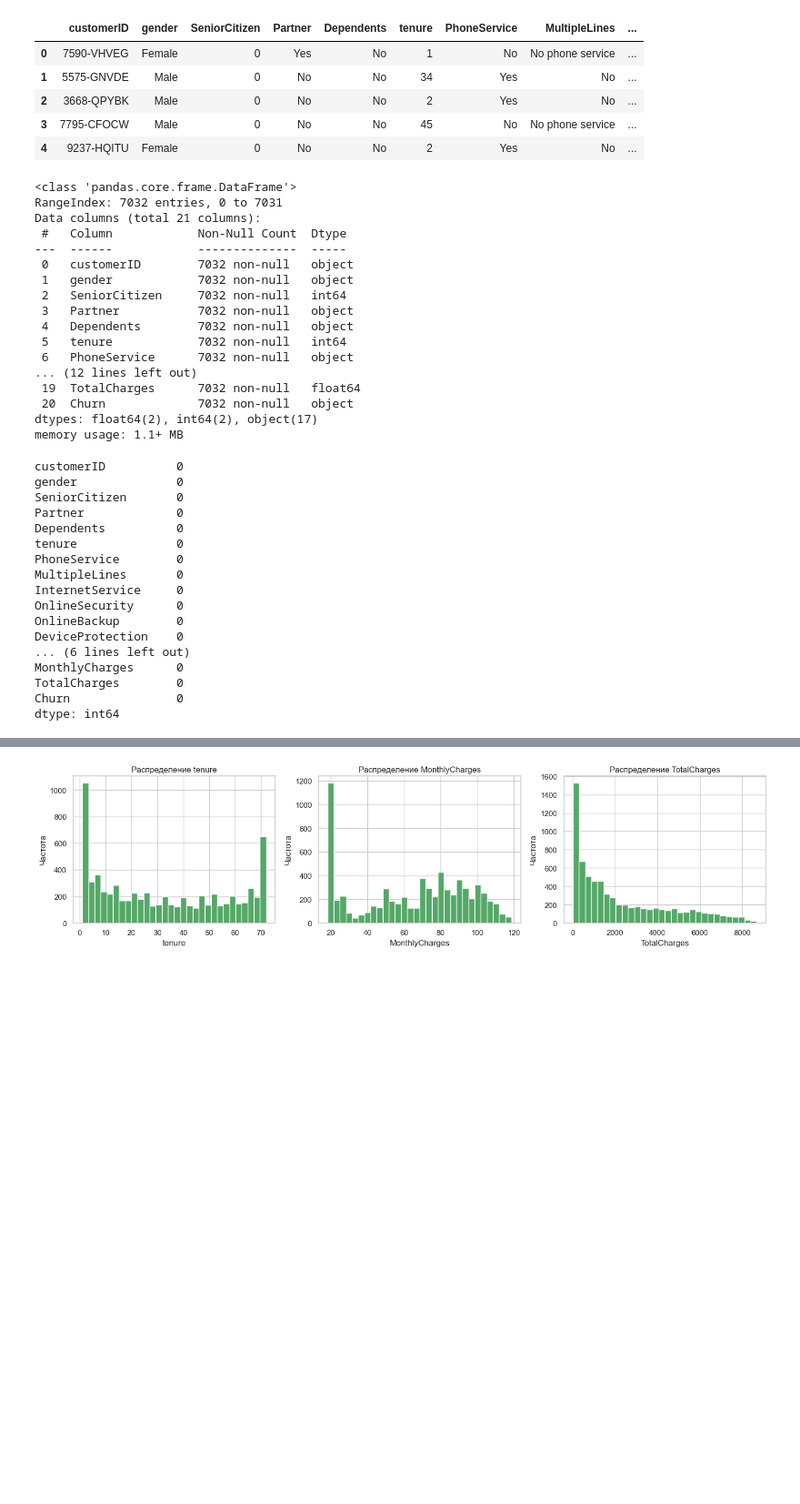
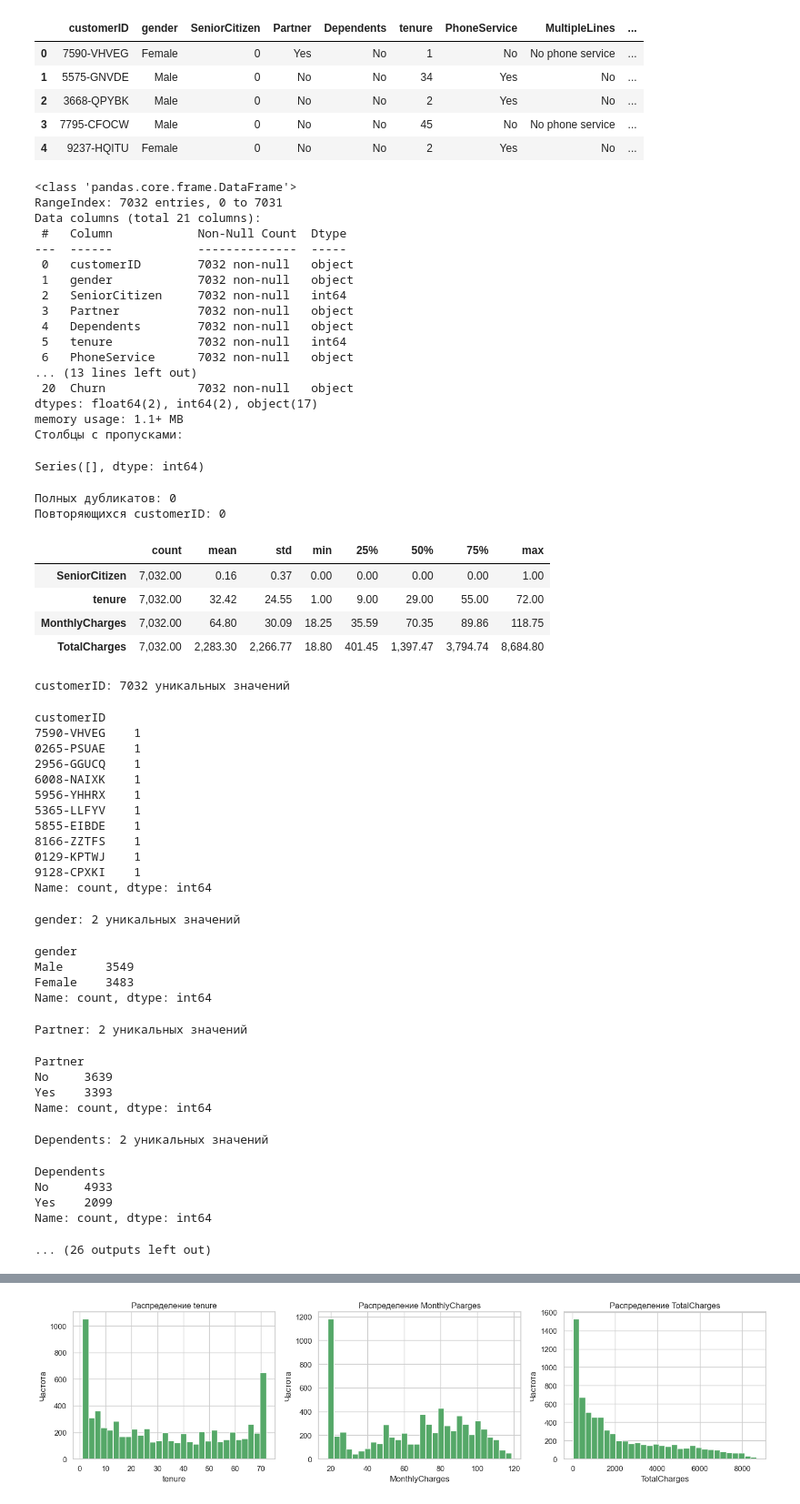
Before and after one commit to sober-ofc-not/churn-prediction, a Jupyter notebook: notebooks/01eda.ipynb, the cells around one changed output, grey strips where cells are left out. Shown at 91% size. Saved outputs shown, nothing was run; the diff lists cells and outputs as text; code cells hidden in the pictures; blank space fills up the shorter version.

```diff
--- a/notebooks/01eda.ipynb
+++ b/notebooks/01eda.ipynb
@@ -84,41 +84,75 @@ display(df.head())
 | 4 | 9237-HQITU | Female | 0 | No | No | 2 | Yes | No | ... |
 # %%
 df.info()
-df.describe()
-df.isnull().sum()
+
+missing = df.isna().sum()
+print("Столбцы с пропусками:")
+display(missing[missing > 0])
+
+print("Полных дубликатов:", df.duplicated().sum())
+print(
+    "Повторяющихся customerID:",
+    df["customerID"].duplicated().sum()
+)
+
+display(df.describe().T)
+
+for col in df.select_dtypes(include="object").columns:
+    print(f"\n{col}: {df[col].nunique()} уникальных значений")
+    display(df[col].value_counts(dropna=False).head(10))
 # %% [output]
 <class 'pandas.core.frame.DataFrame'>
 RangeIndex: 7032 entries, 0 to 7031
 Data columns (total 21 columns):
  #   Column            Non-Null Count  Dtype
 ---  ------            --------------  -----
  0   customerID        7032 non-null   object
  1   gender            7032 non-null   object
  2   SeniorCitizen     7032 non-null   int64
  3   Partner           7032 non-null   object
  4   Dependents        7032 non-null   object
  5   tenure            7032 non-null   int64
  6   PhoneService      7032 non-null   object
-... (12 lines left out)
- 19  TotalCharges      7032 non-null   float64
+... (13 lines left out)
  20  Churn             7032 non-null   object
 dtypes: float64(2), int64(2), object(17)
 memory usage: 1.1+ MB
+Столбцы с пропусками:
-customerID          0
-gender              0
-SeniorCitizen       0
-Partner             0
-Dependents          0
-tenure              0
-PhoneService        0
-MultipleLines       0
-InternetService     0
-OnlineSecurity      0
-OnlineBackup        0
-DeviceProtection    0
-... (6 lines left out)
-MonthlyCharges      0
-TotalCharges        0
-Churn               0
-dtype: int64
+Series([], dtype: int64)
+Полных дубликатов: 0
+Повторяющихся customerID: 0
+|  | count | mean | std | min | 25% | 50% | 75% | max |
+| SeniorCitizen | 7,032.00 | 0.16 | 0.37 | 0.00 | 0.00 | 0.00 | 0.00 | 1.00 |
+| tenure | 7,032.00 | 32.42 | 24.55 | 1.00 | 9.00 | 29.00 | 55.00 | 72.00 |
+| MonthlyCharges | 7,032.00 | 64.80 | 30.09 | 18.25 | 35.59 | 70.35 | 89.86 | 118.75 |
+| TotalCharges | 7,032.00 | 2,283.30 | 2,266.77 | 18.80 | 401.45 | 1,397.47 | 3,794.74 | 8,684.80 |
+customerID: 7032 уникальных значений
+customerID
+7590-VHVEG    1
+0265-PSUAE    1
+2956-GGUCQ    1
+6008-NAIXK    1
+5956-YHHRX    1
+5365-LLFYV    1
+5855-EIBDE    1
+8166-ZZTFS    1
+0129-KPTWJ    1
+9128-CPXKI    1
+Name: count, dtype: int64
+gender: 2 уникальных значений
+gender
+Male      3549
+Female    3483
+Name: count, dtype: int64
+Partner: 2 уникальных значений
+Partner
+No     3639
+Yes    3393
+Name: count, dtype: int64
+Dependents: 2 уникальных значений
+Dependents
+No     4933
+Yes    2099
+Name: count, dtype: int64
+... (26 outputs left out)
 # %% [markdown]
```
Also changed, not shown: parts of 3 cells of this notebook, 1 other file.
